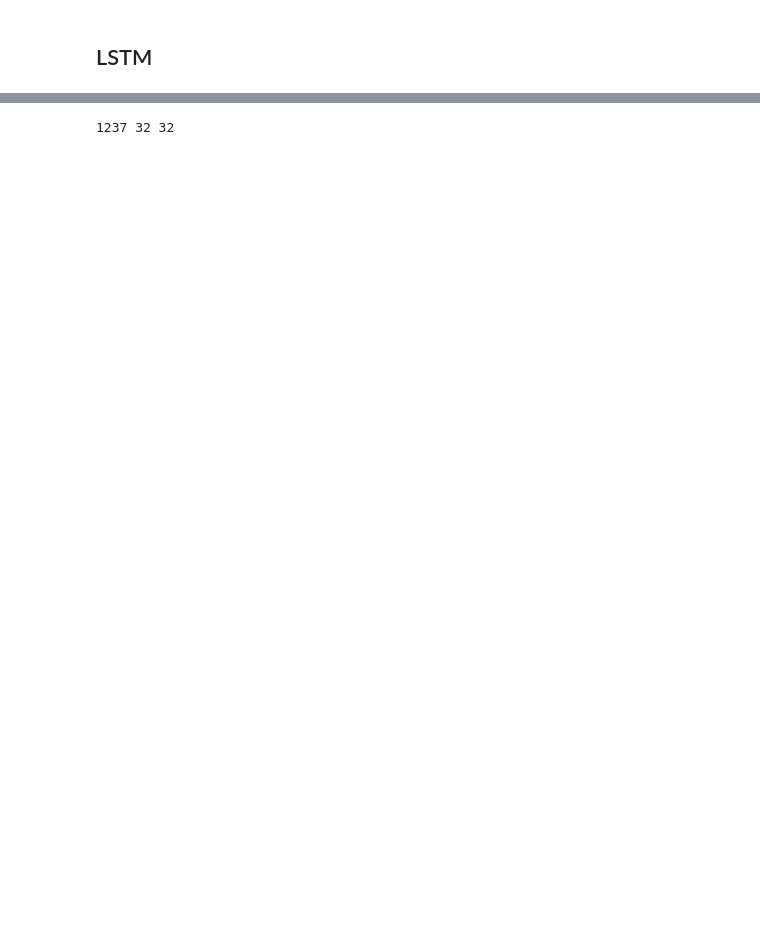
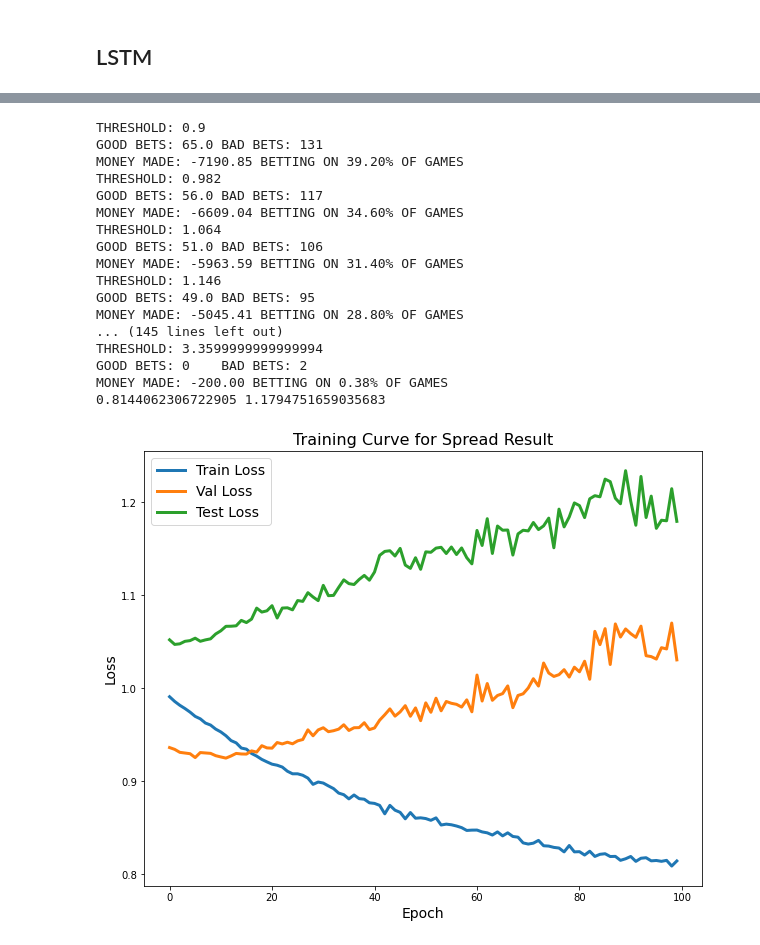
Before and after one commit to CoopLo/nfl_betting, a Jupyter notebook: NFL_betting_strategy.ipynb, the cells around one changed output, grey strips where cells are left out. Drawn from its saved outputs; the diff is of its cells as text; code cells hidden in the pictures; blank space fills up the shorter version.

```diff
--- a/NFL_betting_strategy.ipynb
+++ b/NFL_betting_strategy.ipynb
@@ -698,6 +779,6 @@ def regression_betting_result_lstm(model, test_loader, df, threshold=0.6):
 # %%
 # Get data
-target = 'ou_result' # One of: spread, spread_result, ou_line, ou_result
+target = 'spread' # One of: spread, spread_result, ou_line, ou_result
 df, target, outcome, task = get_lstm_data(target)
 benchmark_data = get_columns(df, target)
 
@@ -716,13 +797,9 @@ train_loader, val_loader, test_loader = get_lstm_data_loaders(
                                             batch_size=1,
                                             outcome=outcome)
 
-thresholds = np.linspace(0.5, 1.0, 51)
-money_made = []
-games_bet = []
-
 # hyperparameters
 lr = 1e-3
-epoch = 20
+epoch = 100
 input_size = len(df_train.columns)-1
 hidden_size = 32
 num_layers = 3
@@ -758,16 +835,48 @@ ax.plot(trainloss)
 ax.plot(valloss)
 ax.plot(testloss)
 plt.show()
-
-if(task == 'classification'):
-    val_accuracy = evaluate_lstm(val_loader, model)
-    test_accuracy = evaluate_lstm(test_loader, model)
-    result = classification_betting_result_lstm(model, val_loader, df, threshold=0.52)
-    money_made.append(result[0])
-    games_bet.append(result[1])
-elif(task == 'regression'):
-    result = regression_betting_result_lstm(model, val_loader, df, threshold=0.1)
-    money_made.append(result[0])
-    games_bet.append(result[1])
-# %% [output]
-1237 32 32
+# %%
+if(task == 'regression'):
+    most_money = -99999
+    best_threshold = 0
+    for t in np.linspace(0.9, 5, 51):
+        result = regression_betting_result_lstm(model, val_loader, df, threshold=t)
+        if(result[0] > most_money):
+            most_money = result[0]
+            best_threshold = t
+    print(most_money, best_threshold)
+
+    print("\n\nTEST")
+    result = regression_betting_result_lstm(model, test_loader, df, threshold=best_threshold)
+    money_made.append(result[0])
+    games_bet.append(result[1])
+
+print(trainloss[-1], testloss[-1])
+fig, ax = plt.subplots(figsize=(10,8))
+ax.plot(trainloss, label="Train Loss", lw=3)
+ax.plot(valloss, label="Val Loss", lw=3)
+ax.plot(testloss, label="Test Loss", lw=3)
+ax.legend(loc='best', fontsize=14)
+ax.set_title("Training Curve for Spread Result", fontsize=16)
+ax.set_xlabel("Epoch", fontsize=14)
+ax.set_ylabel("Loss", fontsize=14)
+plt.show()
+# %% [output]
+THRESHOLD: 0.9
+GOOD BETS: 65.0 BAD BETS: 131
+MONEY MADE: -7190.85 BETTING ON 39.20% OF GAMES
+THRESHOLD: 0.982
+GOOD BETS: 56.0 BAD BETS: 117
+MONEY MADE: -6609.04 BETTING ON 34.60% OF GAMES
+THRESHOLD: 1.064
+GOOD BETS: 51.0 BAD BETS: 106
+MONEY MADE: -5963.59 BETTING ON 31.40% OF GAMES
+THRESHOLD: 1.146
+GOOD BETS: 49.0 BAD BETS: 95
+MONEY MADE: -5045.41 BETTING ON 28.80% OF GAMES
+... (145 lines left out)
+THRESHOLD: 3.3599999999999994
+GOOD BETS: 0    BAD BETS: 2
+MONEY MADE: -200.00 BETTING ON 0.38% OF GAMES
+0.8144062306722905 1.1794751659035683
+[figure, added]
```
Also changed, not shown: parts of 8 cells of this notebook.
